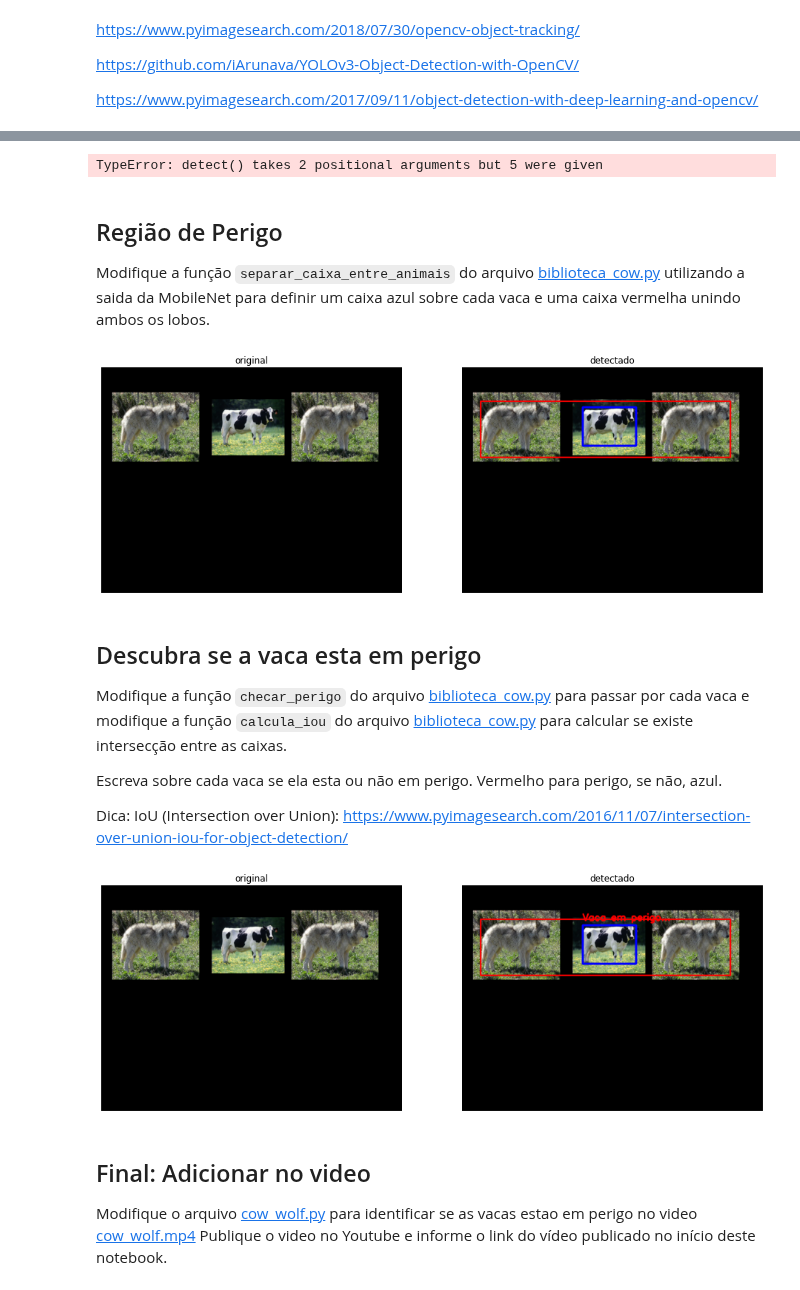
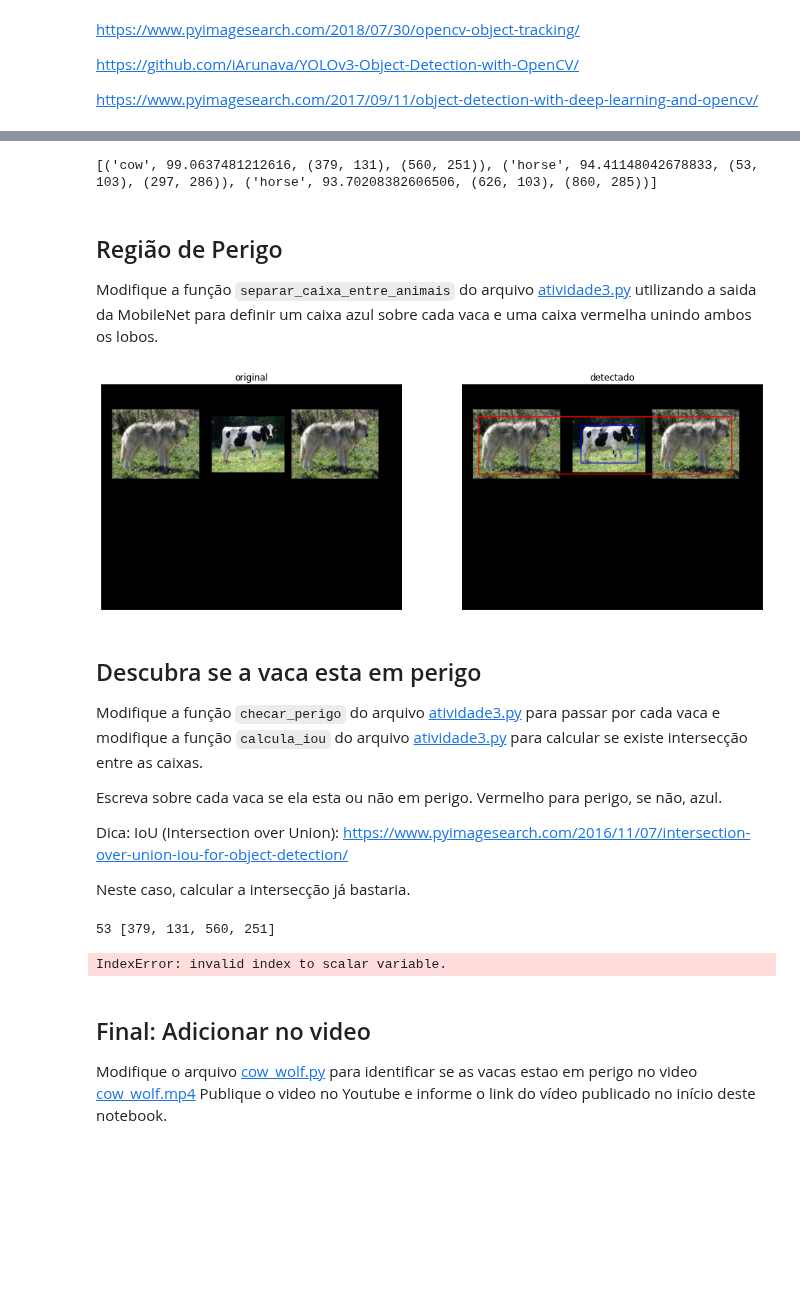
Before and after one commit to Insper/robotica-computacional, a Jupyter notebook: docs/modulos/03-visao/atividade3.ipynb, the cells around one changed output, grey strips where cells are left out. Cells and saved outputs as stored; diff of their text form; code cells hidden in the pictures; blank space fills up the shorter version.

Commit message:
atividade 3

```diff
--- a/docs/modulos/03-visao/atividade3.ipynb
+++ b/docs/modulos/03-visao/atividade3.ipynb
@@ -61,65 +51,53 @@ Modifique a função `detect` do arquivo [biblioteca_cow.py](biblioteca_cow.py)
 # %%
 # Deve funcionar para todas as imagens em cow_wolf
-img = cv2.imread("cow_wolf/cow_wolf01.png")
+img = cv2.imread("img/cow_wolf01.png")
 
-# Classes
-CLASSES = ["background", "aeroplane", "bicycle", "bird", "boat",
-    "bottle", "bus", "car", "cat", "chair", "cow", "diningtable",
-    "dog", "horse", "motorbike", "person", "pottedplant", "sheep",
-    "sofa", "train", "tvmonitor"]
+# Carregar classe
+Detector = DangerDetector(CONFIDENCE = 0.7)
 
-# Carregar Rede
-net = biblioteca_cow.load_mobilenet()
-
-# Detectar
-CONFIDENCE = 0.7
-COLORS = np.random.uniform(0, 255, size=(len(CLASSES), 3))
-
-saida, resultados = biblioteca_cow.detect(net, img, CONFIDENCE, COLORS, CLASSES)
+image, resultados = Detector.detect(img)
 
 print(resultados)
 
 # Saida Esperada:
-# [INFO] computing object detections...
-# [INFO] cow: 99.06%
-# [INFO] horse: 94.41%
-# [INFO] horse: 93.70%
 # [('cow', 99.0637481212616, (379, 131), (560, 251)), ('horse', 94.41149830818176, (53, 103), (297, 286)), ('horse', 93.70213747024536, (626, 103), (860, 285))]
 # %% [output]
-TypeError: detect() takes 2 positional arguments but 5 were given
+[('cow', 99.0637481212616, (379, 131), (560, 251)), ('horse', 94.41148042678833, (53, 103), (297, 286)), ('horse', 93.70208382606506, (626, 103), (860, 285))]
 # %% [markdown]
 ## Região de Perigo
 
-Modifique a função `separar_caixa_entre_animais` do arquivo [biblioteca_cow.py](biblioteca_cow.py) utilizando a saida da MobileNet para definir um caixa azul sobre cada vaca e uma caixa vermelha unindo ambos os lobos.
+Modifique a função `separar_caixa_entre_animais` do arquivo [atividade3.py](atividade3.py) utilizando a saida da MobileNet para definir um caixa azul sobre cada vaca e uma caixa vermelha unindo ambos os lobos.
 # %%
-saida, animais = biblioteca_cow.separar_caixa_entre_animais(img, resultados)
+saida, animais = Detector.separar_caixa_entre_animais(img, resultados)
 
 f, ax = plt.subplots(1, 2, figsize=(16,6))
 
 ax[0].imshow(cv2.cvtColor(img, cv2.COLOR_BGR2RGB))
 ax[1].imshow(cv2.cvtColor(saida, cv2.COLOR_BGR2RGB))
 ax[0].set_title('original')
 ax[1].set_title('detectado')
 
 ax[0].axis('off')
 ax[1].axis('off')
 
 plt.show()
 
 # Saida Esperada:
 # Caixa vermelha sobre todos os lobos e uma caixa azul em cada vaca
 # %% [output]
-[figure, old version]
+[figure, new version]
 # %% [markdown]
 ## Descubra se a vaca esta em perigo
-Modifique a função `checar_perigo` do arquivo [biblioteca_cow.py](biblioteca_cow.py) para passar por cada vaca e modifique a função `calcula_iou` do arquivo [biblioteca_cow.py](biblioteca_cow.py) para calcular se existe intersecção entre as caixas.
+Modifique a função `checar_perigo` do arquivo [atividade3.py](atividade3.py) para passar por cada vaca e modifique a função `calcula_iou` do arquivo [atividade3.py](atividade3.py) para calcular se existe intersecção entre as caixas.
 
 Escreva sobre cada vaca se ela esta ou não em perigo.
 Vermelho para perigo, se não, azul.
 
 Dica: IoU (Intersection over Union): https://www.pyimagesearch.com/2016/11/07/intersection-over-union-iou-for-object-detection/
+
+Neste caso, calcular a intersecção já bastaria.
 # %%
-biblioteca_cow.checar_perigo(saida, animais)
+Detector.checar_perigo(saida, animais)
 
 f, ax = plt.subplots(1, 2, figsize=(16,6))
 
@@ -134,9 +112,10 @@ ax[1].axis('off')
 plt.show()
 
 # Saida Esperada:
-# Vaca esta em perigo (em vermlho) para a imagem cow_wolf01.png
+# Vaca esta em perigo (em vermelho) para a imagem cow_wolf01.png
 # %% [output]
-[figure, removed]
+53 [379, 131, 560, 251]
+IndexError: invalid index to scalar variable.
 # %% [markdown]
 ## Final: Adicionar no video
 
```
Also changed, not shown: parts of 3 cells of this notebook, 7 other files.
